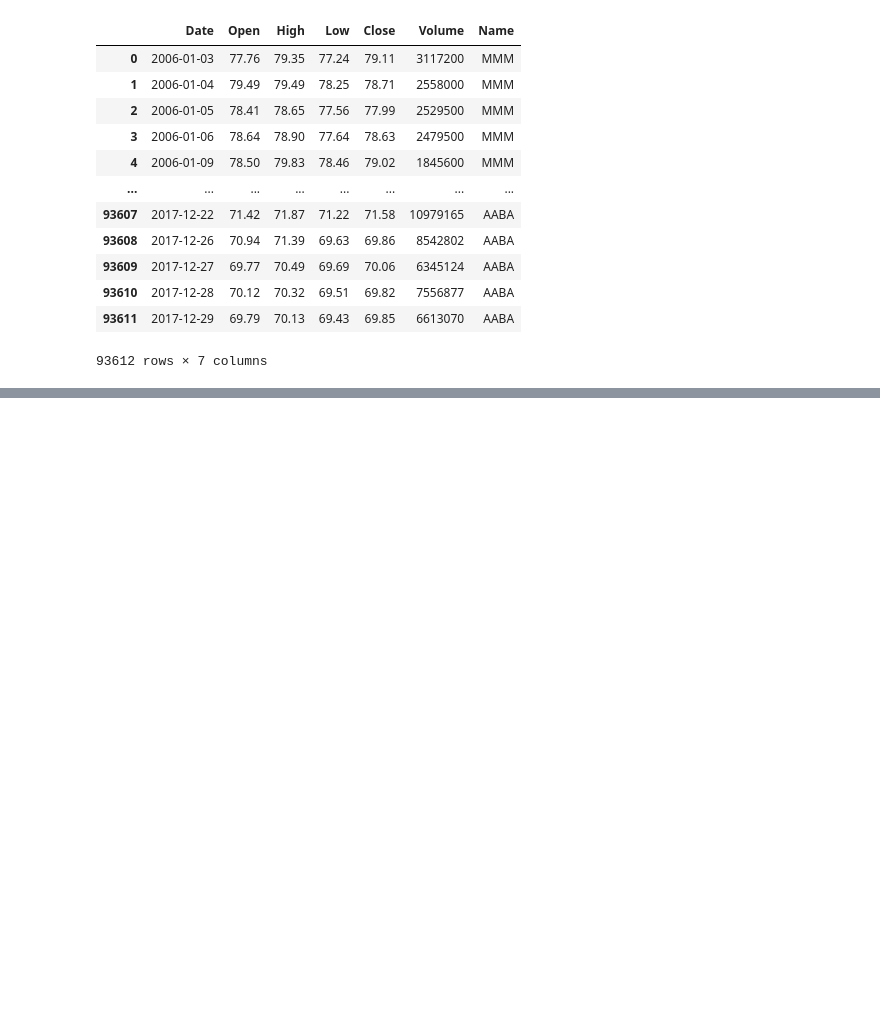
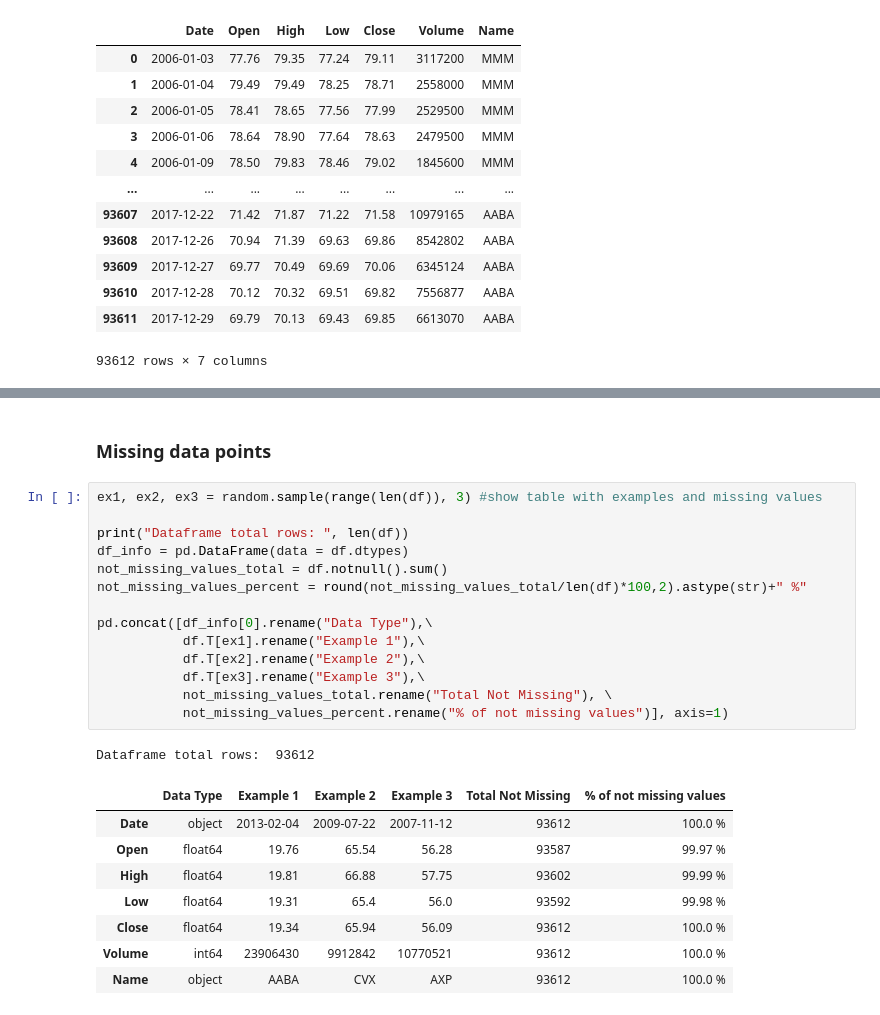
Before and after one commit to JesusTrj/AppliedDataScience, a Jupyter notebook: stock_forecasting/NB_EDA.ipynb, the cells around one changed output, grey strips where cells are left out. Cells and saved outputs as stored; diff of their text form; blank space fills up the shorter version.

```diff
--- a/stock_forecasting/NB_EDA.ipynb
+++ b/stock_forecasting/NB_EDA.ipynb
@@ -31,0 +86,26 @@ df
+# %% [markdown]
+### Missing data points
+# %%
+ex1, ex2, ex3 = random.sample(range(len(df)), 3) #show table with examples and missing values
+
+print("Dataframe total rows: ", len(df))
+df_info = pd.DataFrame(data = df.dtypes)
+not_missing_values_total = df.notnull().sum()
+not_missing_values_percent = round(not_missing_values_total/len(df)*100,2).astype(str)+" %"
+
+pd.concat([df_info[0].rename("Data Type"),\
+           df.T[ex1].rename("Example 1"),\
+           df.T[ex2].rename("Example 2"),\
+           df.T[ex3].rename("Example 3"),\
+           not_missing_values_total.rename("Total Not Missing"), \
+           not_missing_values_percent.rename("% of not missing values")], axis=1)
+# %% [output]
+Dataframe total rows:  93612
+|  | Data Type | Example 1 | Example 2 | Example 3 | Total Not Missing | % of not missing values |
+| Date | object | 2013-02-04 | 2009-07-22 | 2007-11-12 | 93612 | 100.0 % |
+| Open | float64 | 19.76 | 65.54 | 56.28 | 93587 | 99.97 % |
+| High | float64 | 19.81 | 66.88 | 57.75 | 93602 | 99.99 % |
+| Low | float64 | 19.31 | 65.4 | 56.0 | 93592 | 99.98 % |
+| Close | float64 | 19.34 | 65.94 | 56.09 | 93612 | 100.0 % |
+| Volume | int64 | 23906430 | 9912842 | 10770521 | 93612 | 100.0 % |
+| Name | object | AABA | CVX | AXP | 93612 | 100.0 % |
```
Also changed, not shown: parts of 23 cells of this notebook.
